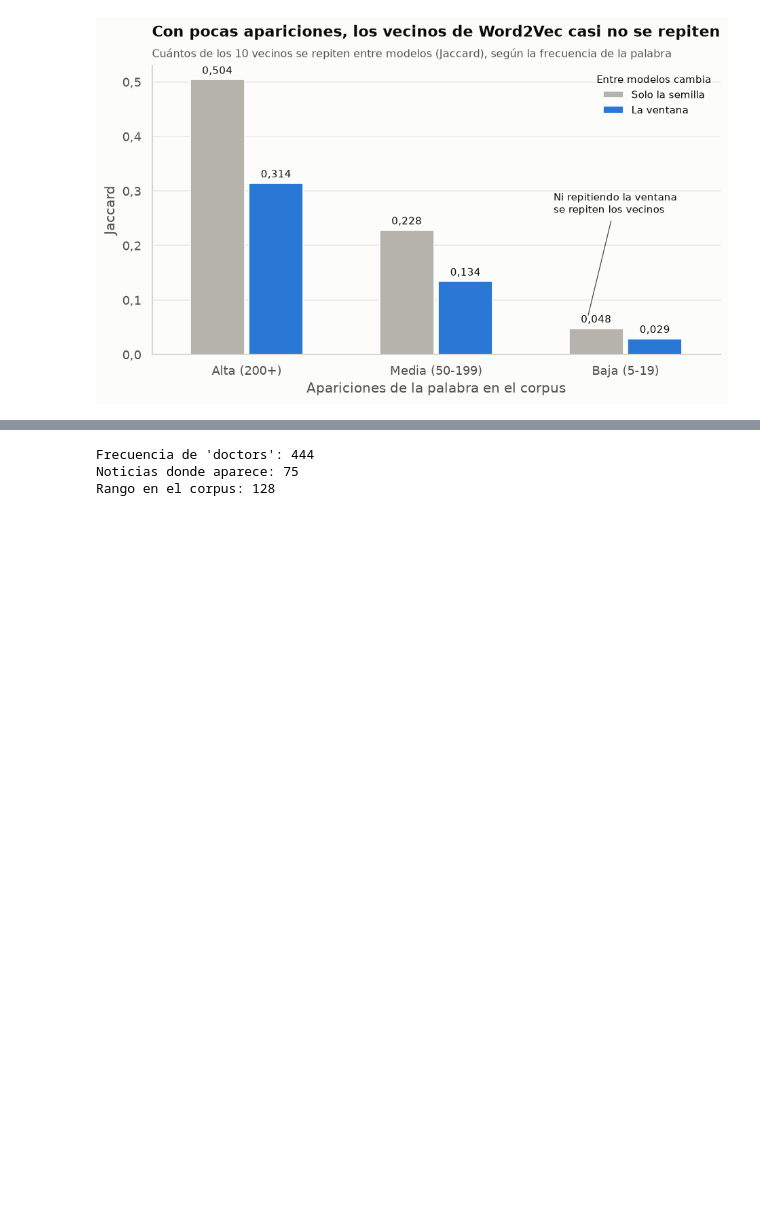
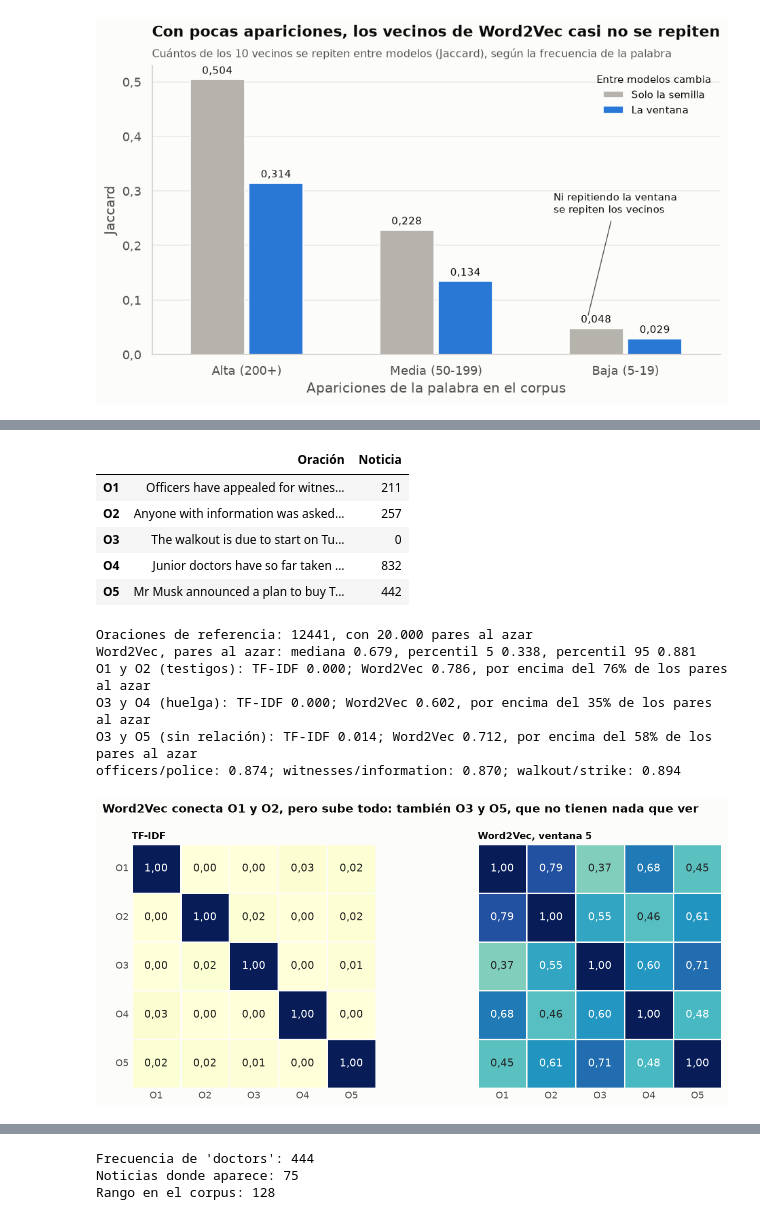
Before and after one commit to AlejoMoncada/llm-assignment1, a Jupyter notebook: 03_Assignment_Sesion1_BoW_Word2Vec.ipynb, the cells around one changed output, grey strips where cells are left out. Drawn from its saved outputs; the diff is of its cells as text; code cells hidden in the pictures; blank space fills up the shorter version.

```diff
--- a/03_Assignment_Sesion1_BoW_Word2Vec.ipynb
+++ b/03_Assignment_Sesion1_BoW_Word2Vec.ipynb
@@ -1020,0 +1269,73 @@ plt.show()
+# %%
+ORACIONES_MAPA = [
+    FRASE_A,
+    FRASE_B,
+    "The walkout is due to start on Tuesday.",
+    "Junior doctors have so far taken 39 days of strike action during this dispute.",
+    "Mr Musk announced a plan to buy Twitter for $54.20 per share in April.",
+]
+ETIQUETAS_MAPA = [f"O{i}" for i in range(1, 6)]
+display(pd.DataFrame({
+    "Oración": ORACIONES_MAPA,
+    "Noticia": [buscar_noticia(o) for o in ORACIONES_MAPA],
+}, index=ETIQUETAS_MAPA))
+
+
+def vector_oracion(tokens, modelo):
+    return np.mean([modelo.wv[t] for t in tokens if t in modelo.wv], axis=0)
+
+
+tokens_mapa = [tokenizar(o) for o in ORACIONES_MAPA]
+sim_tfidf = cosine_similarity(TRANSFORMADOR_TFIDF.transform(matriz_conteos(tokens_mapa)))
+sim_w2v = cosine_similarity(np.array([vector_oracion(t, modelo_5) for t in tokens_mapa]))
+
+oraciones_base = [o for o in ORACIONES if 4 <= len(o) <= 20 and sum(t in modelo_5.wv for t in o) >= 4]
+rng_pares = np.random.default_rng(SEED)
+pares_a = rng_pares.integers(0, len(oraciones_base), 20000)
+pares_b = rng_pares.integers(0, len(oraciones_base), 20000)
+
+
+def coseno_azar_w2v(modelo):
+    vectores = normalize(np.array([vector_oracion(o, modelo) for o in oraciones_base]))
+    return np.sum(vectores[pares_a] * vectores[pares_b], axis=1)
+
+
+def coseno_azar_disperso(matriz):
+    matriz = normalize(matriz)
+    return np.asarray(matriz[pares_a].multiply(matriz[pares_b]).sum(axis=1)).ravel()
+
+
+azar_w2v = coseno_azar_w2v(modelo_5)
+print(f"Oraciones de referencia: {len(oraciones_base)}, con 20.000 pares al azar")
+print(f"Word2Vec, pares al azar: mediana {np.median(azar_w2v):.3f}, percentil 5 {np.percentile(azar_w2v, 5):.3f}, percentil 95 {np.percentile(azar_w2v, 95):.3f}")
+for i, j, nombre in [(0, 1, "O1 y O2 (testigos)"), (2, 3, "O3 y O4 (huelga)"), (2, 4, "O3 y O5 (sin relación)")]:
+    print(f"{nombre}: TF-IDF {sim_tfidf[i, j]:.3f}; Word2Vec {sim_w2v[i, j]:.3f}, por encima del {np.mean(azar_w2v < sim_w2v[i, j]):.0%} de los pares al azar")
+print(f"officers/police: {modelo_5.wv.similarity('officers', 'police'):.3f}; witnesses/information: {modelo_5.wv.similarity('witnesses', 'information'):.3f}; walkout/strike: {modelo_5.wv.similarity('walkout', 'strike'):.3f}")
+
+fig, (izq, der) = plt.subplots(1, 2, figsize=(11.5, 5), sharey=True)
+for ax, matriz, titulo in [(izq, sim_tfidf, "TF-IDF"), (der, sim_w2v, "Word2Vec, ventana 5")]:
+    sns.heatmap(
+        matriz, vmin=0, vmax=1, cmap="YlGnBu", annot=np.vectorize(lambda x: es(x, 2))(matriz), fmt="",
+        square=True, linewidths=1.5, linecolor=SURFACE, cbar=False,
+        xticklabels=ETIQUETAS_MAPA, yticklabels=ETIQUETAS_MAPA, ax=ax,
+    )
+    ax.set_title(titulo, fontsize=11)
+    ax.tick_params(length=0, rotation=0)
+    ax.grid(False)
+fig.suptitle("Word2Vec conecta O1 y O2, pero sube todo: también O3 y O5, que no tienen nada que ver", fontsize=13, fontweight="bold", x=0.06, ha="left")
+plt.tight_layout()
+plt.show()
+# %% [output]
+|  | Oración | Noticia |
+| O1 | Officers have appealed for witnes... | 211 |
+| O2 | Anyone with information was asked... | 257 |
+| O3 | The walkout is due to start on Tu... | 0 |
+| O4 | Junior doctors have so far taken ... | 832 |
+| O5 | Mr Musk announced a plan to buy T... | 442 |
+Oraciones de referencia: 12441, con 20.000 pares al azar
+Word2Vec, pares al azar: mediana 0.679, percentil 5 0.338, percentil 95 0.881
+O1 y O2 (testigos): TF-IDF 0.000; Word2Vec 0.786, por encima del 76% de los pares al azar
+O3 y O4 (huelga): TF-IDF 0.000; Word2Vec 0.602, por encima del 35% de los pares al azar
+O3 y O5 (sin relación): TF-IDF 0.014; Word2Vec 0.712, por encima del 58% de los pares al azar
+officers/police: 0.874; witnesses/information: 0.870; walkout/strike: 0.894
+[figure, added]
```
Also changed, not shown: parts of 49 cells of this notebook, 4 other files.
